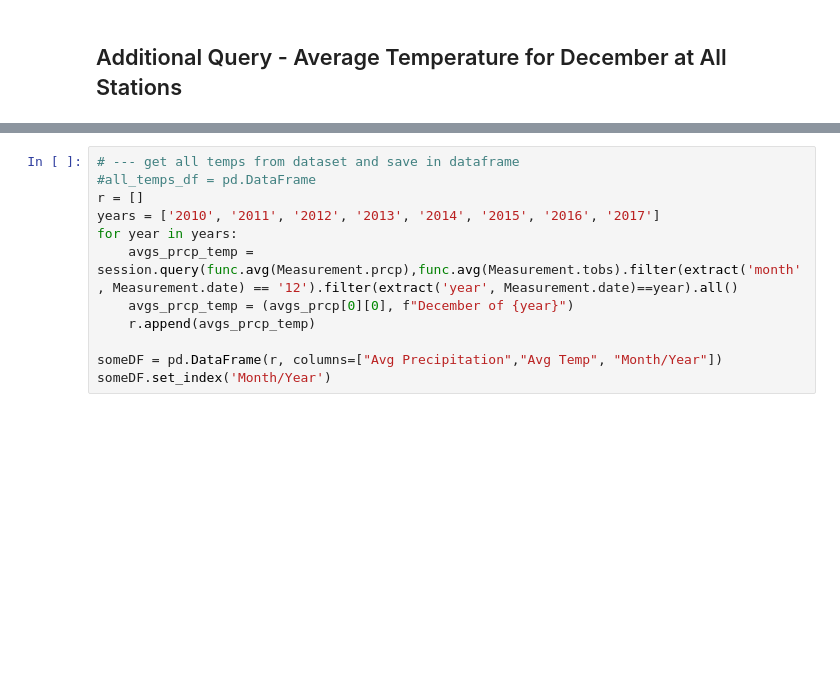
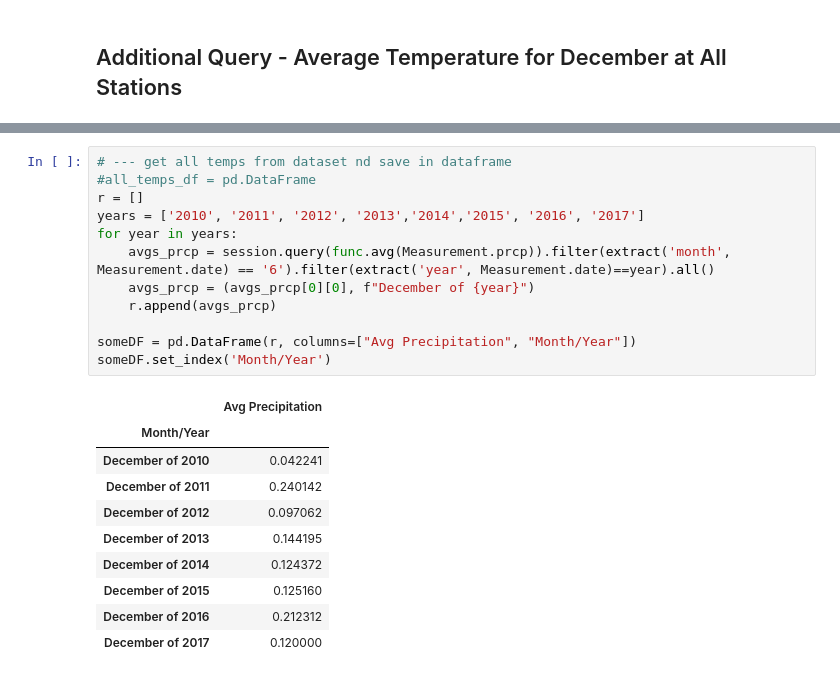
Before and after one commit to Ha-Duong-88/surfs_up, a Jupyter notebook: SurfsUp_Challenge.ipynb, the cells around one changed output, grey strips where cells are left out. Drawn from its saved outputs; the diff is of its cells as text; blank space fills up the shorter version.

```diff
--- a/SurfsUp_Challenge.ipynb
+++ b/SurfsUp_Challenge.ipynb
@@ -342,12 +354,23 @@ someDF.set_index('Month/Year')
 # %%
-# --- get all temps from dataset and save in dataframe
+# --- get all temps from dataset nd save in dataframe
 #all_temps_df = pd.DataFrame
 r = []
-years = ['2010', '2011', '2012', '2013', '2014', '2015', '2016', '2017']
+years = ['2010', '2011', '2012', '2013','2014','2015', '2016', '2017']
 for year in years:
-    avgs_prcp_temp = session.query(func.avg(Measurement.prcp),func.avg(Measurement.tobs).filter(extract('month', Measurement.date) == '12').filter(extract('year', Measurement.date)==year).all()
-    avgs_prcp_temp = (avgs_prcp[0][0], f"December of {year}")
-    r.append(avgs_prcp_temp)
+    avgs_prcp = session.query(func.avg(Measurement.prcp)).filter(extract('month', Measurement.date) == '6').filter(extract('year', Measurement.date)==year).all()
+    avgs_prcp = (avgs_prcp[0][0], f"December of {year}")
+    r.append(avgs_prcp)
 
-someDF = pd.DataFrame(r, columns=["Avg Precipitation","Avg Temp", "Month/Year"])
+someDF = pd.DataFrame(r, columns=["Avg Precipitation", "Month/Year"])
 someDF.set_index('Month/Year')
+# %% [output]
+|  | Avg Precipitation |
+| Month/Year |  |
+| December of 2010 | 0.042241 |
+| December of 2011 | 0.240142 |
+| December of 2012 | 0.097062 |
+| December of 2013 | 0.144195 |
+| December of 2014 | 0.124372 |
+| December of 2015 | 0.125160 |
+| December of 2016 | 0.212312 |
+| December of 2017 | 0.120000 |
```
Also changed, not shown: parts of 3 cells of this notebook.
